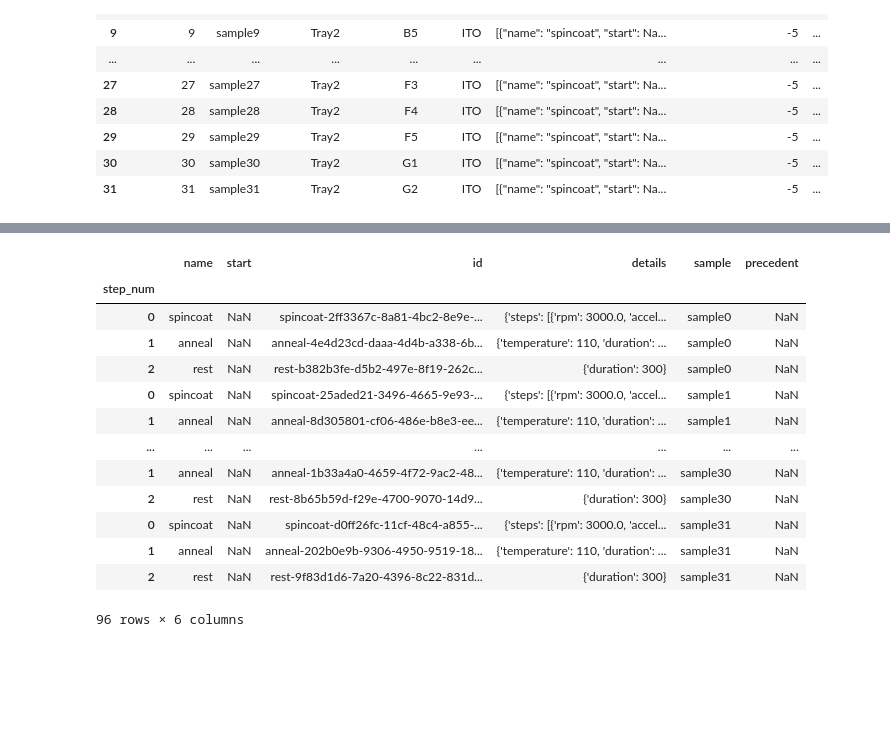
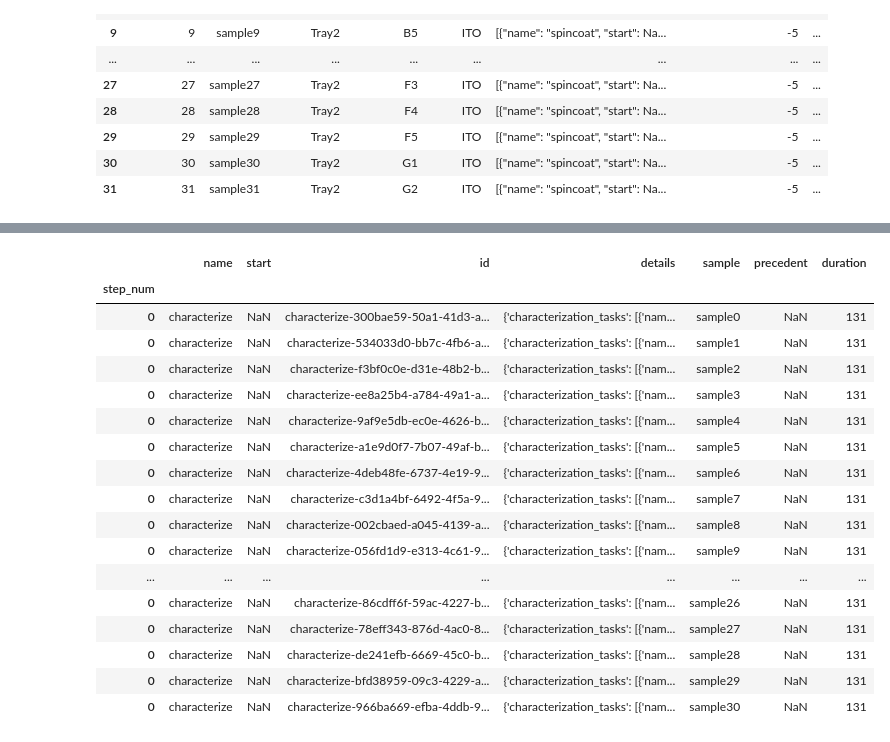
Before and after one commit to fenning-research-group/PASCAL_TrainView, a Jupyter notebook: analysis.ipynb, the cells around one changed output, grey strips where cells are left out. Saved outputs shown, nothing was run; the diff lists cells and outputs as text; code cells hidden in the pictures; blank space fills up the shorter version.

Commit message:
parse worklist details json

```diff
--- a/analysis.ipynb
+++ b/analysis.ipynb
@@ -242,21 +262,25 @@ sampledfs['htl']
 # %%
-# parse worklist json
-worklist = pd.concat([pd.read_json(x) for x in sampledfs['htl']['worklist']])
+# parse characterization worklist json
+worklist = pd.concat([pd.read_json(x) for x in sampledfs['char']['worklist']])
 worklist.index = worklist.index.rename('step_num')
 
 worklist
 # %% [output]
-|  | name | start | id | details | sample | precedent |
-| step_num |  |  |  |  |  |  |
-| 0 | spincoat | NaN | spincoat-2ff3367c-8a81-4bc2-8e9e-... | {'steps': [{'rpm': 3000.0, 'accel... | sample0 | NaN |
-| 1 | anneal | NaN | anneal-4e4d23cd-daaa-4d4b-a338-6b... | {'temperature': 110, 'duration': ... | sample0 | NaN |
-| 2 | rest | NaN | rest-b382b3fe-d5b2-497e-8f19-262c... | {'duration': 300} | sample0 | NaN |
-| 0 | spincoat | NaN | spincoat-25aded21-3496-4665-9e93-... | {'steps': [{'rpm': 3000.0, 'accel... | sample1 | NaN |
-| 1 | anneal | NaN | anneal-8d305801-cf06-486e-b8e3-ee... | {'temperature': 110, 'duration': ... | sample1 | NaN |
-| ... | ... | ... | ... | ... | ... | ... |
-| 1 | anneal | NaN | anneal-1b33a4a0-4659-4f72-9ac2-48... | {'temperature': 110, 'duration': ... | sample30 | NaN |
-| 2 | rest | NaN | rest-8b65b59d-f29e-4700-9070-14d9... | {'duration': 300} | sample30 | NaN |
-| 0 | spincoat | NaN | spincoat-d0ff26fc-11cf-48c4-a855-... | {'steps': [{'rpm': 3000.0, 'accel... | sample31 | NaN |
-| 1 | anneal | NaN | anneal-202b0e9b-9306-4950-9519-18... | {'temperature': 110, 'duration': ... | sample31 | NaN |
-| 2 | rest | NaN | rest-9f83d1d6-7a20-4396-8c22-831d... | {'duration': 300} | sample31 | NaN |
+|  | name | start | id | details | sample | precedent | duration |
+| step_num |  |  |  |  |  |  |  |
+| 0 | characterize | NaN | characterize-300bae59-50a1-41d3-a... | {'characterization_tasks': [{'nam... | sample0 | NaN | 131 |
+| 0 | characterize | NaN | characterize-534033d0-bb7c-4fb6-a... | {'characterization_tasks': [{'nam... | sample1 | NaN | 131 |
+| 0 | characterize | NaN | characterize-f3bf0c0e-d31e-48b2-b... | {'characterization_tasks': [{'nam... | sample2 | NaN | 131 |
+| 0 | characterize | NaN | characterize-ee8a25b4-a784-49a1-a... | {'characterization_tasks': [{'nam... | sample3 | NaN | 131 |
+| 0 | characterize | NaN | characterize-9af9e5db-ec0e-4626-b... | {'characterization_tasks': [{'nam... | sample4 | NaN | 131 |
+| 0 | characterize | NaN | characterize-a1e9d0f7-7b07-49af-b... | {'characterization_tasks': [{'nam... | sample5 | NaN | 131 |
+| 0 | characterize | NaN | characterize-4deb48fe-6737-4e19-9... | {'characterization_tasks': [{'nam... | sample6 | NaN | 131 |
+| 0 | characterize | NaN | characterize-c3d1a4bf-6492-4f5a-9... | {'characterization_tasks': [{'nam... | sample7 | NaN | 131 |
+| 0 | characterize | NaN | characterize-002cbaed-a045-4139-a... | {'characterization_tasks': [{'nam... | sample8 | NaN | 131 |
+| 0 | characterize | NaN | characterize-056fd1d9-e313-4c61-9... | {'characterization_tasks': [{'nam... | sample9 | NaN | 131 |
+| ... | ... | ... | ... | ... | ... | ... | ... |
+| 0 | characterize | NaN | characterize-86cdff6f-59ac-4227-b... | {'characterization_tasks': [{'nam... | sample26 | NaN | 131 |
+| 0 | characterize | NaN | characterize-78eff343-876d-4ac0-8... | {'characterization_tasks': [{'nam... | sample27 | NaN | 131 |
+| 0 | characterize | NaN | characterize-de241efb-6669-45c0-b... | {'characterization_tasks': [{'nam... | sample28 | NaN | 131 |
+| 0 | characterize | NaN | characterize-bfd38959-09c3-4229-a... | {'characterization_tasks': [{'nam... | sample29 | NaN | 131 |
+| 0 | characterize | NaN | characterize-966ba669-efba-4ddb-9... | {'characterization_tasks': [{'nam... | sample30 | NaN | 131 |
-96 rows × 6 columns
```
Also changed, not shown: parts of 2 cells of this notebook.
